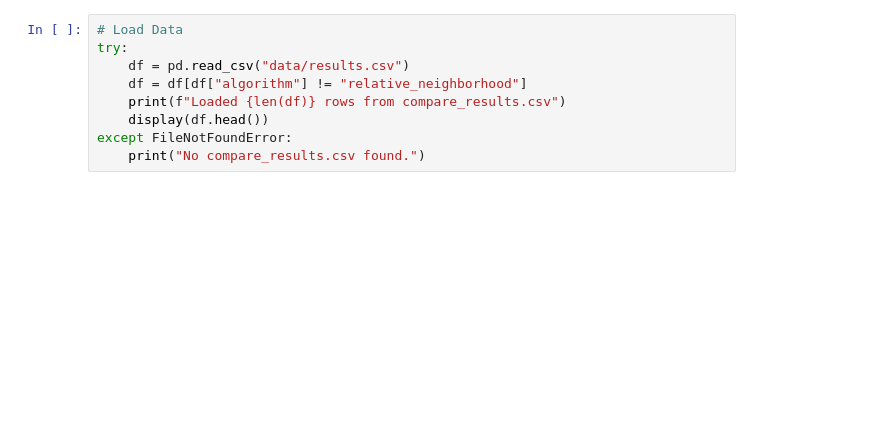
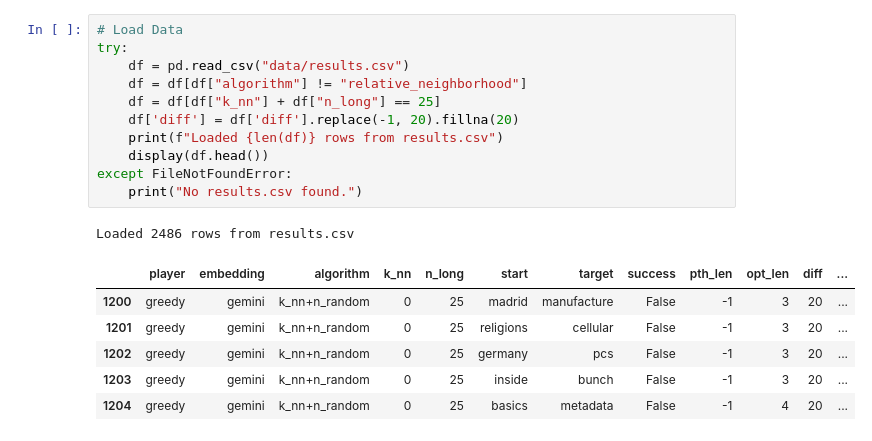
Before and after one commit to ngoguened/IndStudy, a Jupyter notebook: 10kwords/compare_human_greedy.ipynb, the cells around one changed output. Drawn from its saved outputs; the diff is of its cells as text; blank space fills up the shorter version.

```diff
--- a/10kwords/compare_human_greedy.ipynb
+++ b/10kwords/compare_human_greedy.ipynb
@@ -10,10 +8,20 @@ UsageError: Line magic function `%` not found.
 # %%
 # Load Data
 try:
     df = pd.read_csv("data/results.csv")
     df = df[df["algorithm"] != "relative_neighborhood"]
-    print(f"Loaded {len(df)} rows from compare_results.csv")
+    df = df[df["k_nn"] + df["n_long"] == 25]
+    df['diff'] = df['diff'].replace(-1, 20).fillna(20)
+    print(f"Loaded {len(df)} rows from results.csv")
     display(df.head())
 except FileNotFoundError:
-    print("No compare_results.csv found.")
+    print("No results.csv found.")
+# %% [output]
+Loaded 2486 rows from results.csv
+|  | player | embedding | algorithm | k_nn | n_long | start | target | success | pth_len | opt_len | diff | ... |
+| 1200 | greedy | gemini | k_nn+n_random | 0 | 25 | madrid | manufacture | False | -1 | 3 | 20 | ... |
+| 1201 | greedy | gemini | k_nn+n_random | 0 | 25 | religions | cellular | False | -1 | 3 | 20 | ... |
+| 1202 | greedy | gemini | k_nn+n_random | 0 | 25 | germany | pcs | False | -1 | 3 | 20 | ... |
+| 1203 | greedy | gemini | k_nn+n_random | 0 | 25 | inside | bunch | False | -1 | 3 | 20 | ... |
+| 1204 | greedy | gemini | k_nn+n_random | 0 | 25 | basics | metadata | False | -1 | 4 | 20 | ... |
 # %%
```
Also changed, not shown: parts of 2 cells of this notebook, 7 other files.
